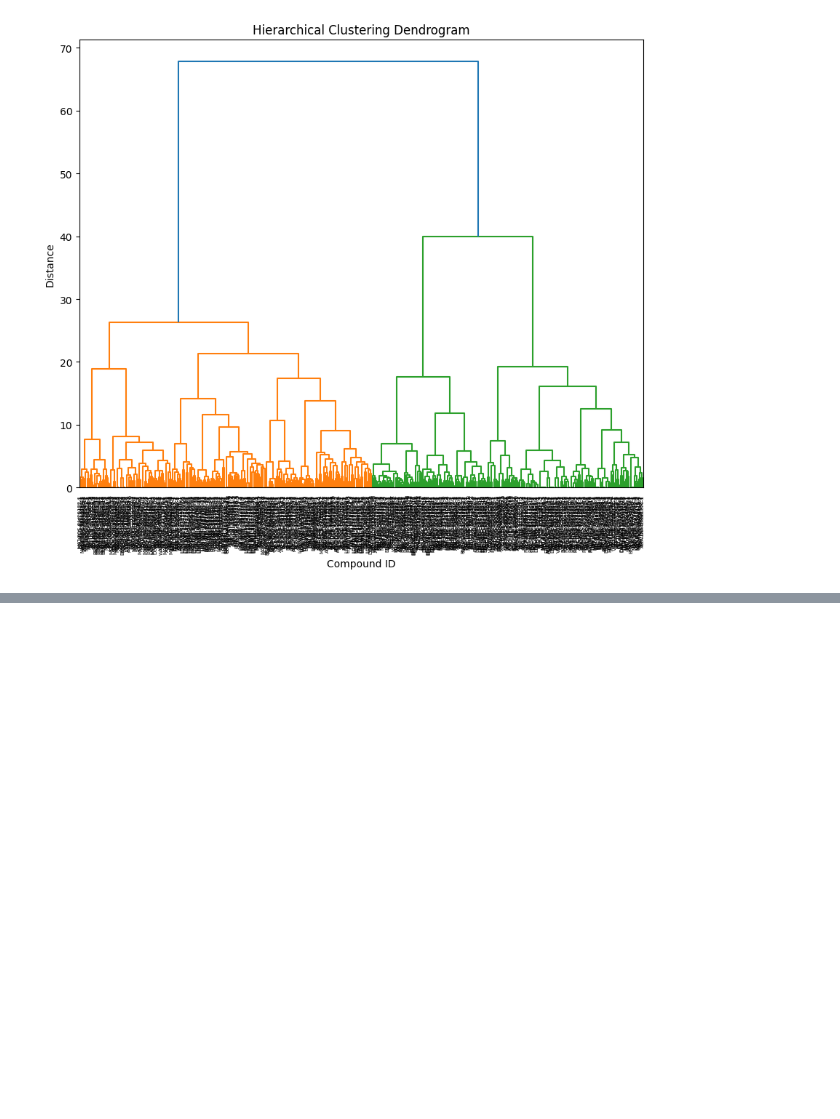
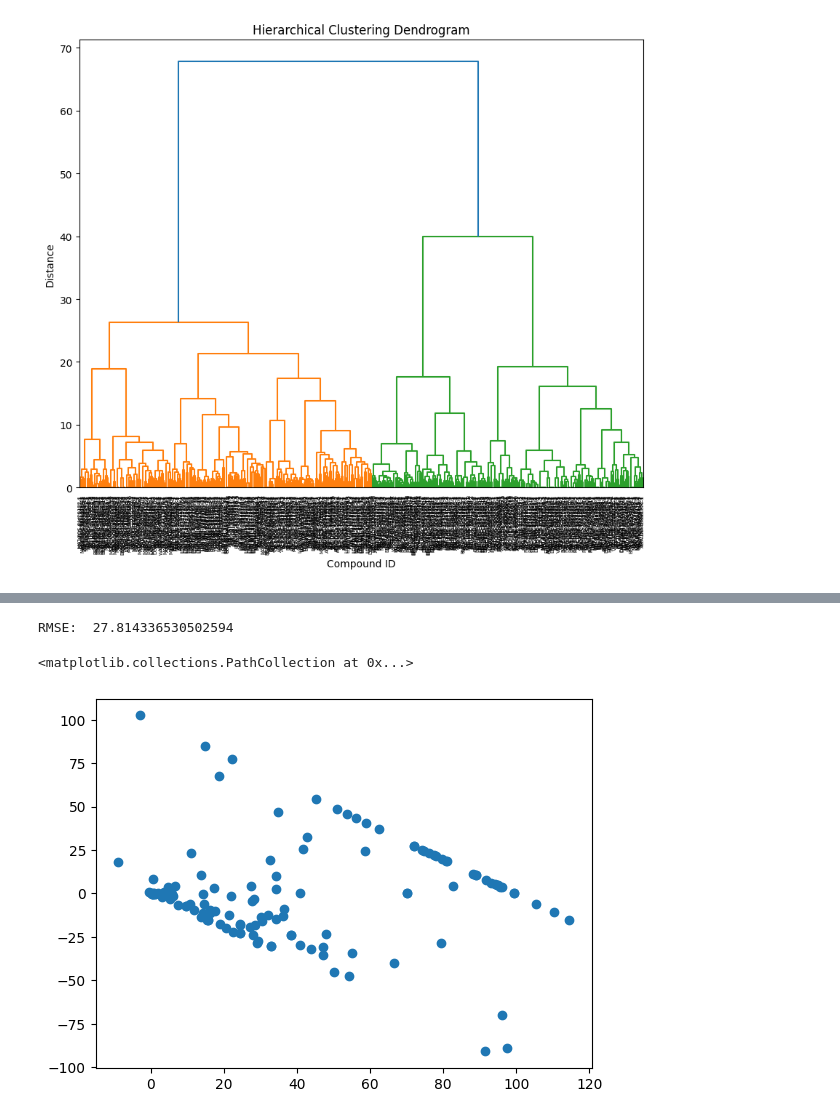
Before and after one commit to YunliQi/ds_drug_discovery, a Jupyter notebook: Rel_database.ipynb, the cells around one changed output, grey strips where cells are left out. Saved outputs shown, nothing was run; the diff lists cells and outputs as text; code cells hidden in the pictures; blank space fills up the shorter version.

```diff
--- a/Rel_database.ipynb
+++ b/Rel_database.ipynb
@@ -354,0 +398,27 @@ df.head()
+# %%
+# SVM model
+param_grid = [
+    {'kernel': ['linear'], 'C': [1, 10, 100, 1000]},
+    {'kernel': ['rbf'], 'C': [1, 10, 100, 1000], 'gamma': [0.001, 0.0001]},
+    {'kernel': ['poly'], 'C': [1, 10, 100, 1000], 'degree': [4, 6, 2]},
+    # Add other kernels and parameters if needed
+]
+
+y = df['f_avg_IC50'].values
+X = df[['hbd', 'hba', 'c_logp', 'mw']].values
+# X = df['fp'].values
+
+X_train, X_test, y_train, y_test = train_test_split(X, y, test_size=0.2)
+model = svm.SVR()
+grid_search = GridSearchCV(model, param_grid, cv=5, scoring='neg_root_mean_squared_error', n_jobs=-1)
+
+grid_search.fit(X_train, y_train)
+
+# Evaluating the model
+print("Best parameters:", grid_search.best_params_)
+print("Best cross-validation score (negative RMSE):", grid_search.best_score_)
+best_model = grid_search.best_estimator_
+
+y_pred = best_model.predict(X_test)
+rmse = mean_squared_error(y_test, y_pred, squared=False)
+print("Root Mean Squared Error:", rmse)
@@ -354,0 +496,17 @@ df.head()
+# %%
+# Specify model
+model_SVM = svm.SVR(kernel="linear")
+
+# Fit model on single split
+performance_measures = model_training_and_validation(model_SVM, "SVM", splits)
+
+# Append SVM model
+# models = [{"label": "Model_SVM", "model": model_SVM}]
+# Plot roc curve
+# plot_roc_curves_for_models(models, static_test_x, static_test_y)
+residual = static_test_y - performance_measures
+plt.scatter(performance_measures, residual)
+# %% [output]
+RMSE:  27.814336530502594
+<matplotlib.collections.PathCollection at 0x...>
+[figure, added]
```
Also changed, not shown: parts of 9 cells of this notebook, 1 other file.
